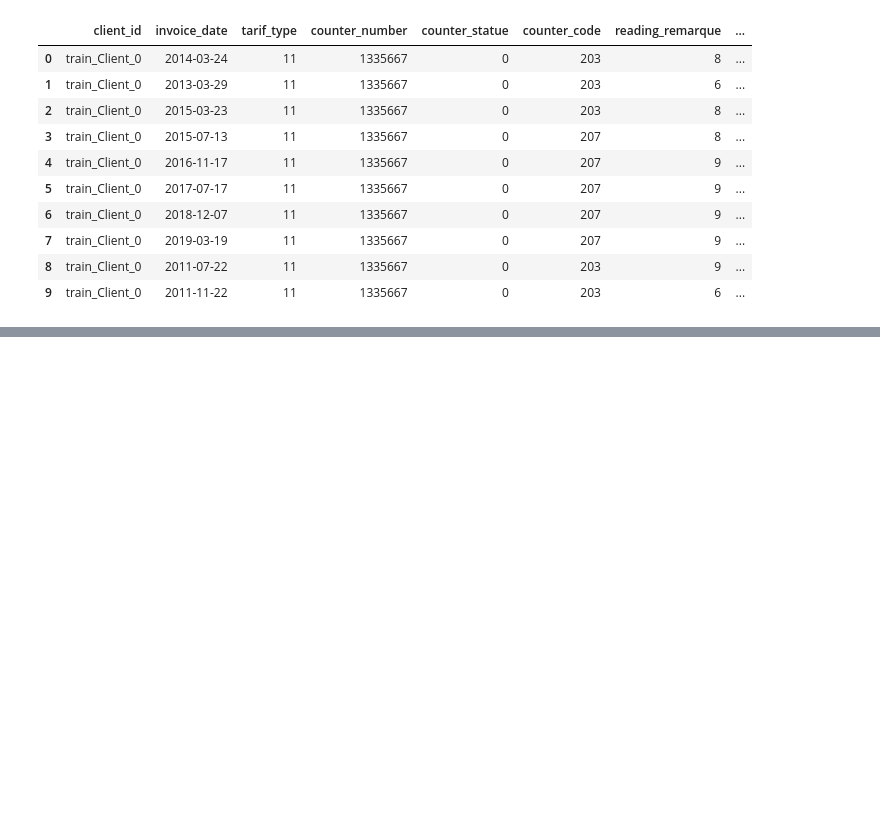
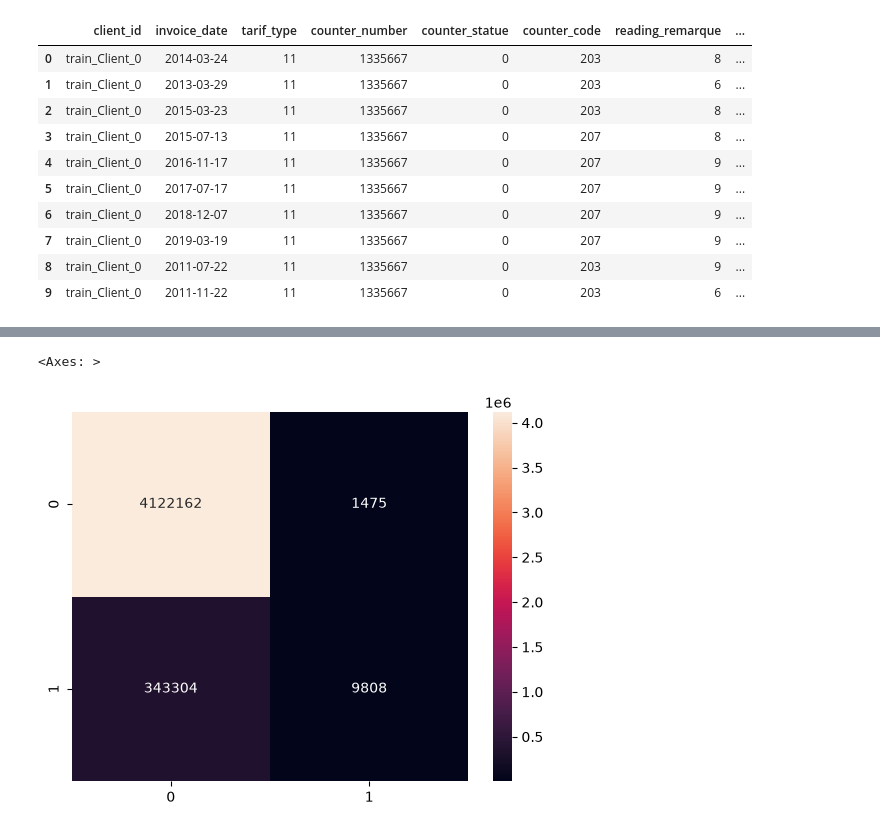
Before and after one commit to alexandervonwernherr/ds-ml-project, a Jupyter notebook: fraud_detection.ipynb, the cells around one changed output, grey strips where cells are left out. Saved outputs shown, nothing was run; the diff lists cells and outputs as text; code cells hidden in the pictures; blank space fills up the shorter version.

Commit message:
Add files via upload
Update with CV for LightGBM

```diff
--- a/fraud_detection.ipynb
+++ b/fraud_detection.ipynb
@@ -69,0 +89,24 @@ ValueError: could not convert string to float: 'train_Client_0'
+# %%
+%pip install lightgbm
+from lightgbm import LGBMClassifier
+from sklearn.pipeline import Pipeline
+from sklearn.model_selection import GridSearchCV
+
+lgbm = LGBMClassifier()
+pg = {
+    "learning_rate": [0.01, 0.1, 0.2, 1],
+    "n_estimators": [10, 100, 200],
+    "subsample_for_bin": [1000, 10000, 20000],
+}
+gscv = GridSearchCV(
+    estimator=lgbm,
+    param_grid=pg,
+    n_jobs=8,
+    scoring="roc_auc"
+)
+y = merged_data["target"]
+
+x = merged_data.drop(columns=["target"]).select_dtypes(include="number")
+x = x.dropna(axis=1, how="all")
+
+gscv.fit(x, y)
@@ -69,0 +141,9 @@ ValueError: could not convert string to float: 'train_Client_0'
+# %%
+from sklearn.metrics import confusion_matrix
+
+train_pred = gscv.predict(x)
+cm = confusion_matrix(y, train_pred, labels=[0, 1])
+sns.heatmap(cm, annot=True, fmt="d", xticklabels=[0, 1], yticklabels=[0, 1])
+# %% [output]
+<Axes: >
+[figure, added]
```
Also changed, not shown: parts of 8 cells of this notebook.
